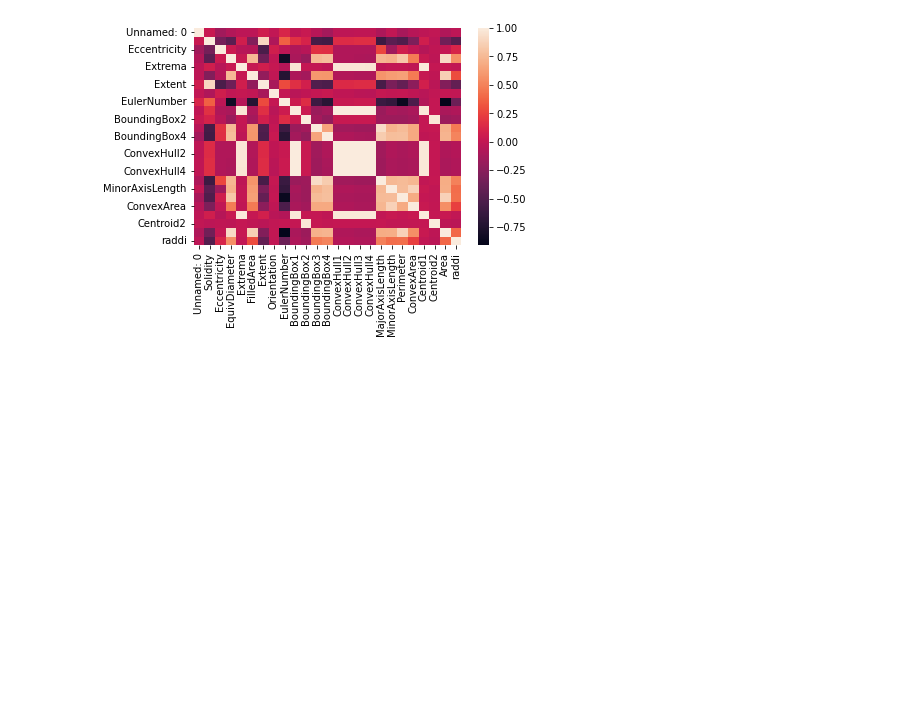
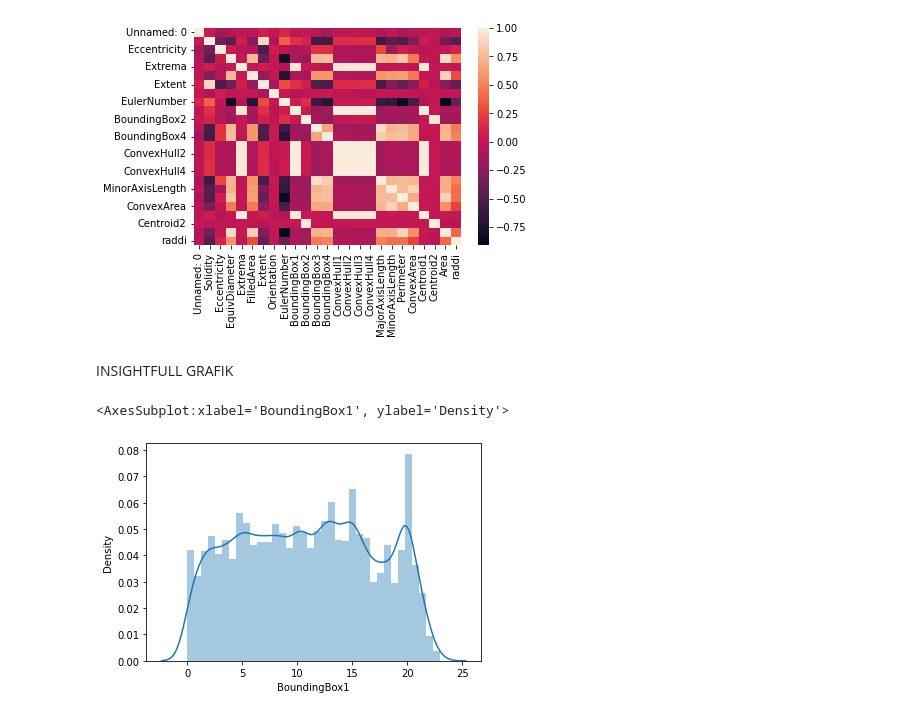
Before and after one commit to onyarifw/Microoganisms_analysis, a Jupyter notebook: EDA_1535.ipynb, the cells around one changed output. Cells and saved outputs as stored; diff of their text form; code cells hidden in the pictures; blank space fills up the shorter version.

```diff
--- a/EDA_1535.ipynb
+++ b/EDA_1535.ipynb
@@ -104,5 +118,5 @@ dtype: int64
 # %%
 # Karena tidak ada yang null dalam data ini maka tidak perlu kita lakukan replace
 # %%
-#df.replace(np.nan,'0',inplace = True)
-#df.isnull().sum()
+df.replace(np.nan,'0',inplace = True)
+df.isnull().sum()
@@ -162,3 +204,5 @@ sns.heatmap(df.corr())
 # %% [output]
 <AxesSubplot:>
 [figure]
+# %% [markdown]
+INSIGHTFULL GRAFIK
@@ -164,0 +212,5 @@ sns.heatmap(df.corr())
+# %%
+sns.distplot(df['BoundingBox1'])
+# %% [output]
+<AxesSubplot:xlabel='BoundingBox1', ylabel='Density'>
+[figure, added]
```
Also changed, not shown: parts of 27 cells of this notebook.
